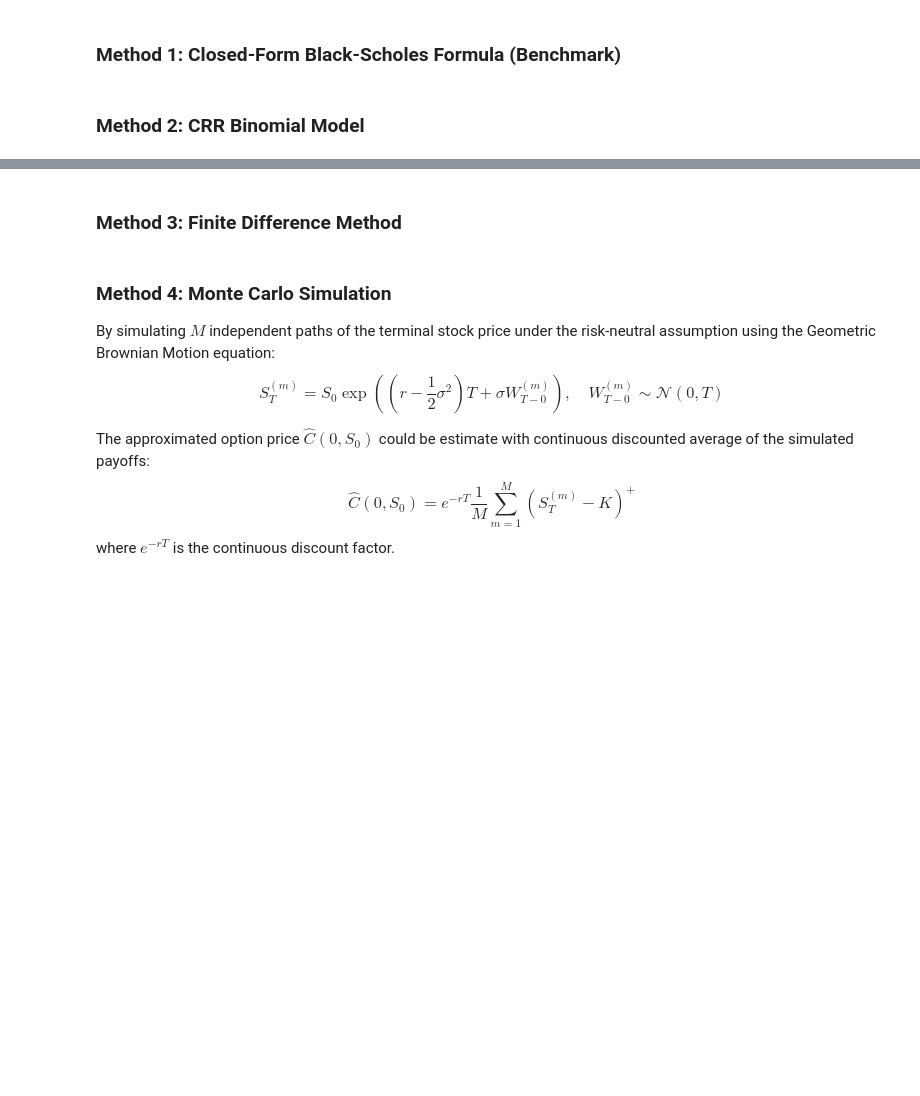
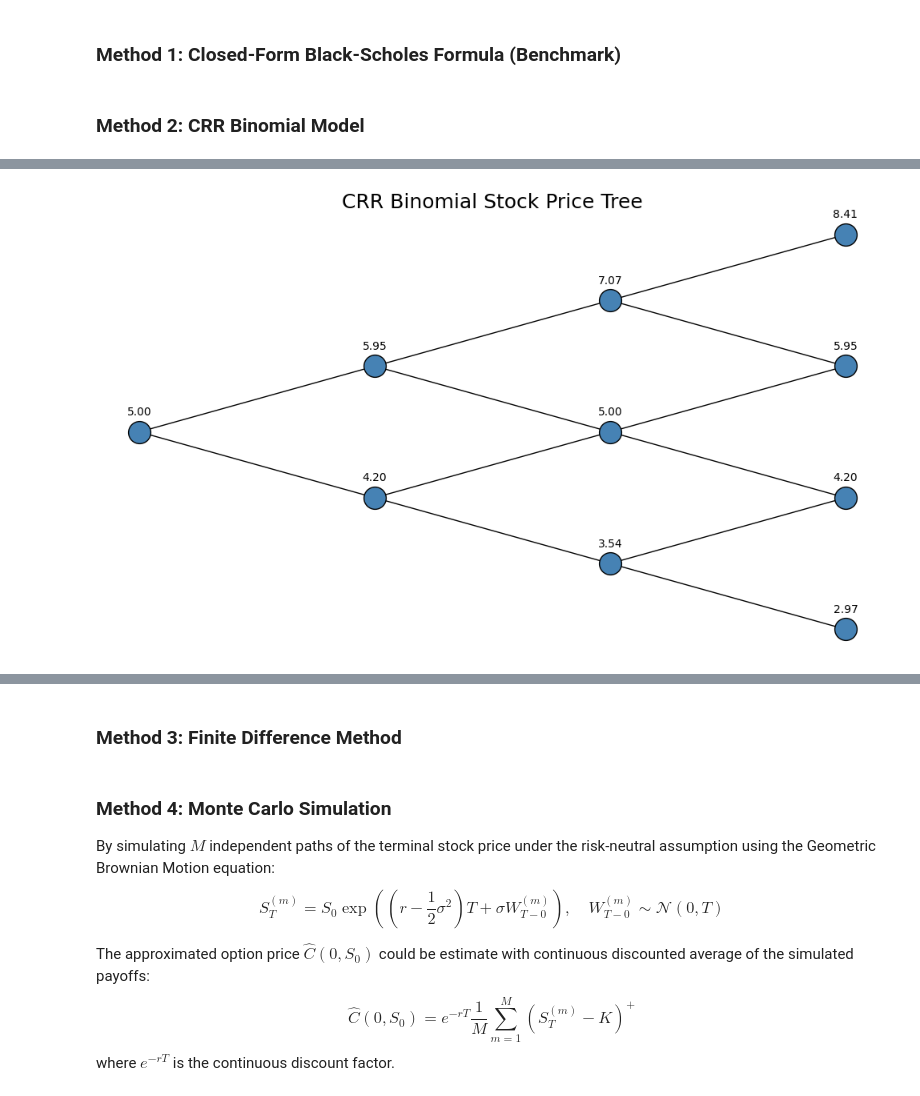
Before and after one commit to ImperialCollegeLondon/Option_Pricing_with_Stochastic_Volatility_Model_M2R_Group_51, a Jupyter notebook: Week_1/OptionPricing.ipynb, the cells around one changed output, grey strips where cells are left out. Drawn from its saved outputs; the diff is of its cells as text; code cells hidden in the pictures; blank space fills up the shorter version.

Commit message:
CRR Binomial Model

```diff
--- a/Week_1/OptionPricing.ipynb
+++ b/Week_1/OptionPricing.ipynb
@@ -40,0 +139,88 @@ T = 1.0       # Time to maturity (in years)
+# %%
+n_tree = 3
+
+dt = T / n_tree
+
+u = np.exp(sigma * np.sqrt(dt))
+d = np.exp(-sigma * np.sqrt(dt))
+
+# Generate stock price tree
+tree = []
+
+for i in range(n_tree + 1):
+
+    level = []
+
+    for j in range(i + 1):
+
+        price = S0 * (u**j) * (d**(i-j))
+
+        level.append(price)
+
+    tree.append(level)
+
+fig, ax = plt.subplots(figsize=(10,6))
+
+# Plot nodes and edges
+for i in range(len(tree)):
+
+    y_positions = np.linspace(-i, i, len(tree[i]))
+
+    for j, price in enumerate(tree[i]):
+
+        x = i
+        y = y_positions[j]
+
+        # Draw node
+        ax.scatter(
+            x,
+            y,
+            s=400,
+            color='steelblue',
+            edgecolors='black',
+            zorder=3
+        )
+
+        # Price label
+        ax.text(
+            x,
+            y + 0.25,
+            f"{price:.2f}",
+            ha='center',
+            fontsize=10
+        )
+
+        # Draw branches
+        if i < n_tree:
+
+            next_y = np.linspace(-(i+1), i+1, len(tree[i+1]))
+
+            # Up branch
+            ax.plot(
+                [x, x+1],
+                [y, next_y[j+1]],
+                color='black',
+                linewidth=1
+            )
+
+            # Down branch
+            ax.plot(
+                [x, x+1],
+                [y, next_y[j]],
+                color='black',
+                linewidth=1
+            )
+
+# Formatting
+ax.set_title(
+    "CRR Binomial Stock Price Tree",
+    fontsize=18
+)
+
+ax.axis('off')
+
+plt.tight_layout()
+
+plt.show()
+# %% [output]
+[figure, added]
```
Also changed, not shown: parts of 6 cells of this notebook.
